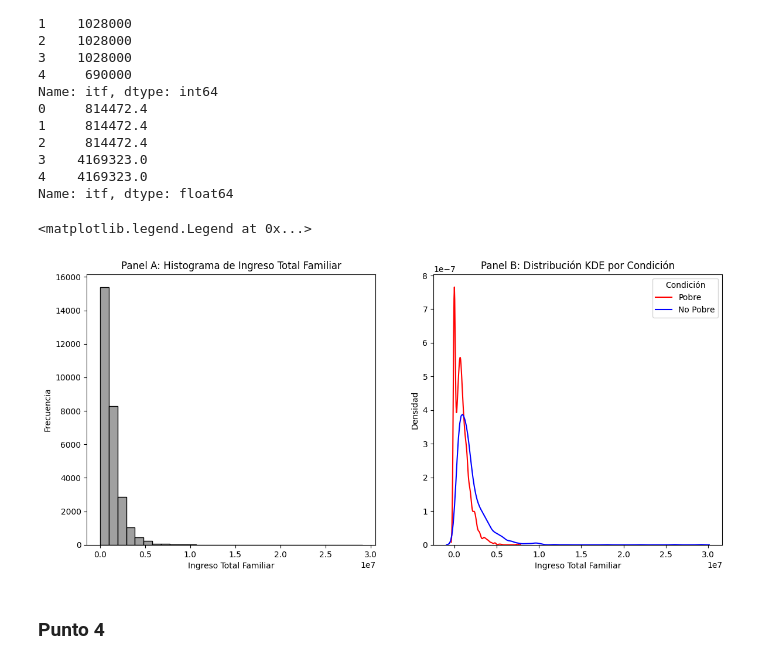
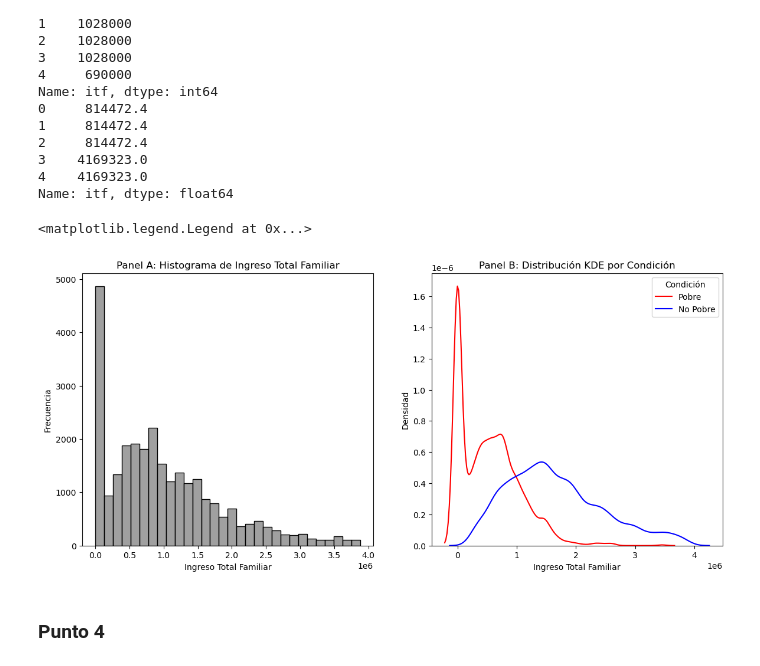
Before and after one commit to caterinawalker/Ciencia-de-Datos, a Jupyter notebook: TP2/tp2 (extendido tp1).ipynb, the cells around one changed output. Drawn from its saved outputs; the diff is of its cells as text; code cells hidden in the pictures.

```diff
--- a/TP2/tp2 (extendido tp1).ipynb
+++ b/TP2/tp2 (extendido tp1).ipynb
@@ -29,7 +29,7 @@ print(df.head())
 
 [5 rows x 235 columns]
 # %%
-statta = pd.read_stata("C:/Users/loloa/OneDrive/Escritorio/facu/Ciencia de datos/tp/Ciencia-de-Datos/Individual_t105.dta")
+statta = pd.read_stata("C:/Users/usuario/Documents/Ciencia-de-Datos/Individual_t105.dta")
 print(statta.head())
 # %% [output]
      CODUSU  nro_hogar componente  h15    ano4       trimestre  \
@@ -446,7 +446,7 @@ print("Cantidad de personas con ipcf válido (respondieron):", respondieron.shap
 Cantidad de personas con ipcf = -9 o NA (no respondieron): 0
 Cantidad de personas con ipcf válido (respondieron): 28449
 # %%
-adulto_equiv = pd.read_excel("/Users/loloa/OneDrive/Escritorio/facu/Ciencia de datos/tp/Ciencia-de-Datos/tabla_adulto_equiv.xlsx")
+adulto_equiv = pd.read_excel("C:/Users/usuario/Documents/Ciencia-de-Datos/tabla_adulto_equiv.xlsx")
 respondieron = respondieron.rename(columns={"ch06": "edad"})
 respondieron = respondieron.rename(columns={"ch04": "sexo"})
 #modifique adulto equiv desde excel para poder llamarlo fácil y que las variables correspondan
@@ -548,7 +548,7 @@ respondieron["ano4"] = pd.to_numeric(respondieron["ano4"], errors="coerce")
 
 # 2) Calcular ingreso_necesario (tu bloque)
 CBT_2025 = 365_177.0
-CBT_2005 = 205.07
+CBT_2005 = 365_177.0
 respondieron["ingreso_necesario"] = np.where(
     respondieron["ano4"] == 2025,
     respondieron["ad_equiv_hogar"] * CBT_2025,
@@ -576,11 +576,11 @@ ano4
 2025.0  1340199.59  4177624.88
 # %%
 # Asegurar tipos
-respondieron["ipcf"] = pd.to_numeric(respondieron["ipcf"], errors="coerce")
+respondieron["itf"] = pd.to_numeric(respondieron["itf"], errors="coerce")
 respondieron["ingreso_necesario"] = pd.to_numeric(respondieron["ingreso_necesario"], errors="coerce")
 
 # Variable pobre (proxy con ipcf, ver nota metodológica)
-respondieron["pobre"] = (respondieron["ipcf"] < respondieron["ingreso_necesario"]).astype(int)
+respondieron["pobre"] = (respondieron["itf"] < respondieron["ingreso_necesario"]).astype(int)
 
 # Conteo por año (denominador = cantidad con ipcf válido en 'respondieron')
 res = (respondieron
@@ -841,46 +852,45 @@ Name: itf, dtype: float64
 #hay que construir otra variable ?
 # ... o es solo que hay que actualizar ITF de 2005 por inflación?
 #voy con q es lo segundo
+respondieron_filtrado = respondieron[respondieron["itf"] <= respondieron["itf"].quantile(0.97)] #Sacamos valores extremos
+
 fig, axes = plt.subplots(1, 2, figsize=(14, 6))
 
 # Panel A: Histograma simple de ingreso total familiar
 sns.histplot(
-    data=respondieron,
+    data=respondieron_filtrado,
     x="itf",
     bins=30,
     kde=False,
     ax=axes[0],
     color="gray"
 )
 axes[0].set_title("Panel A: Histograma de Ingreso Total Familiar")
 axes[0].set_xlabel("Ingreso Total Familiar")
 axes[0].set_ylabel("Frecuencia")
 
 # Panel B: Distribución KDE para pobres y no pobres según ingreso total familiar
 sns.kdeplot(
-    data=respondieron[respondieron["pobre"] == 1],
+    data=respondieron_filtrado[respondieron_filtrado["pobre"] == 1],
     x="itf",
     label="Pobre",
     color="red",
     ax=axes[1]
 )
 sns.kdeplot(
-    data=respondieron[respondieron["pobre"] == 0],
+    data=respondieron_filtrado[respondieron_filtrado["pobre"] == 0],
     x="itf",
     label="No Pobre",
     color="blue",
     ax=axes[1]
 )
 axes[1].set_title("Panel B: Distribución KDE por Condición")
 axes[1].set_xlabel("Ingreso Total Familiar")
 axes[1].set_ylabel("Densidad")
 axes[1].legend(title="Condición")
-
-
-#esto se ve medio mal, no se como solucionarlo
 # %% [output]
 <matplotlib.legend.Legend at 0x...>
-[figure, old version]
+[figure, new version]
 # %% [markdown]
 ### **Punto 4**
 # %%
```
Also changed, not shown: parts of 26 cells of this notebook.
